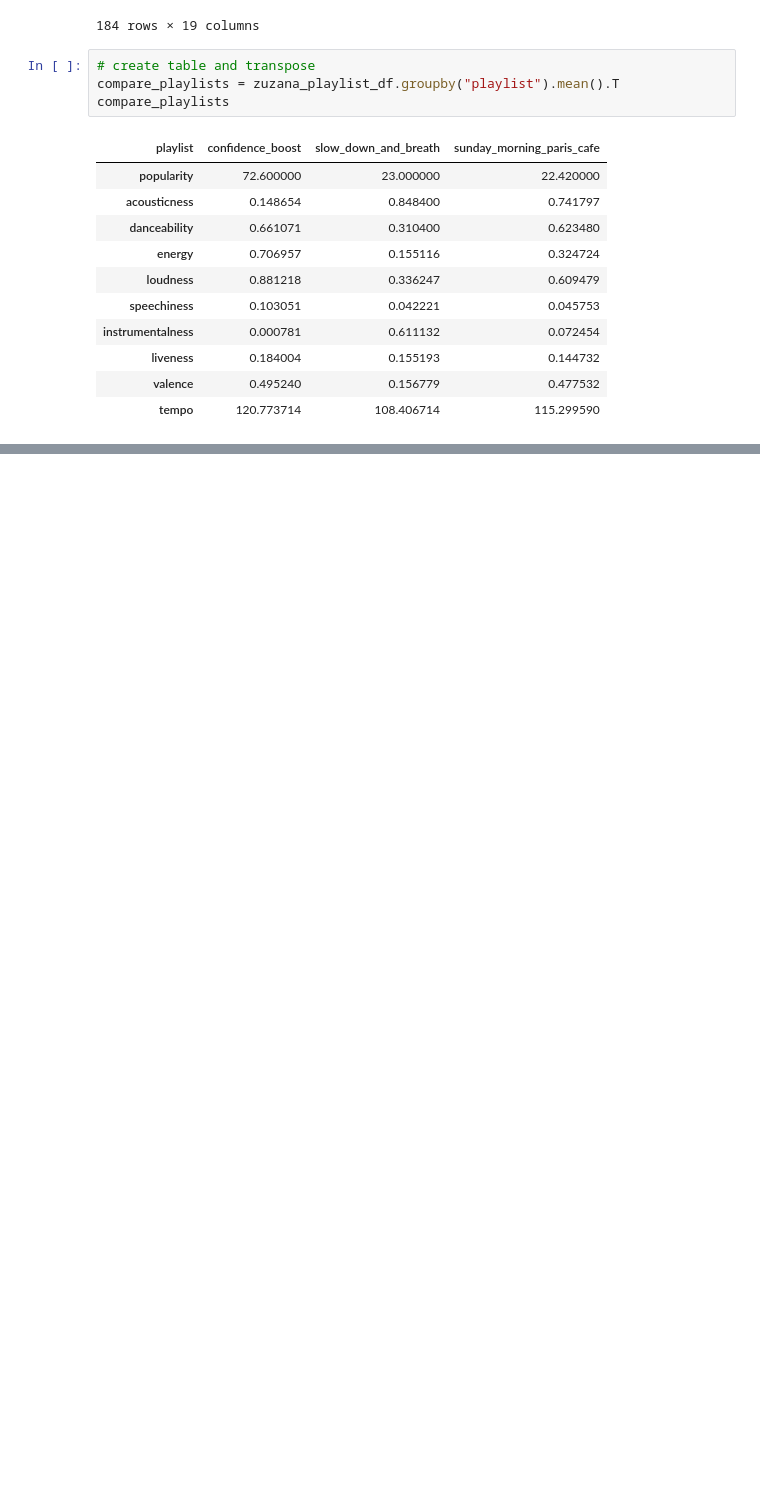
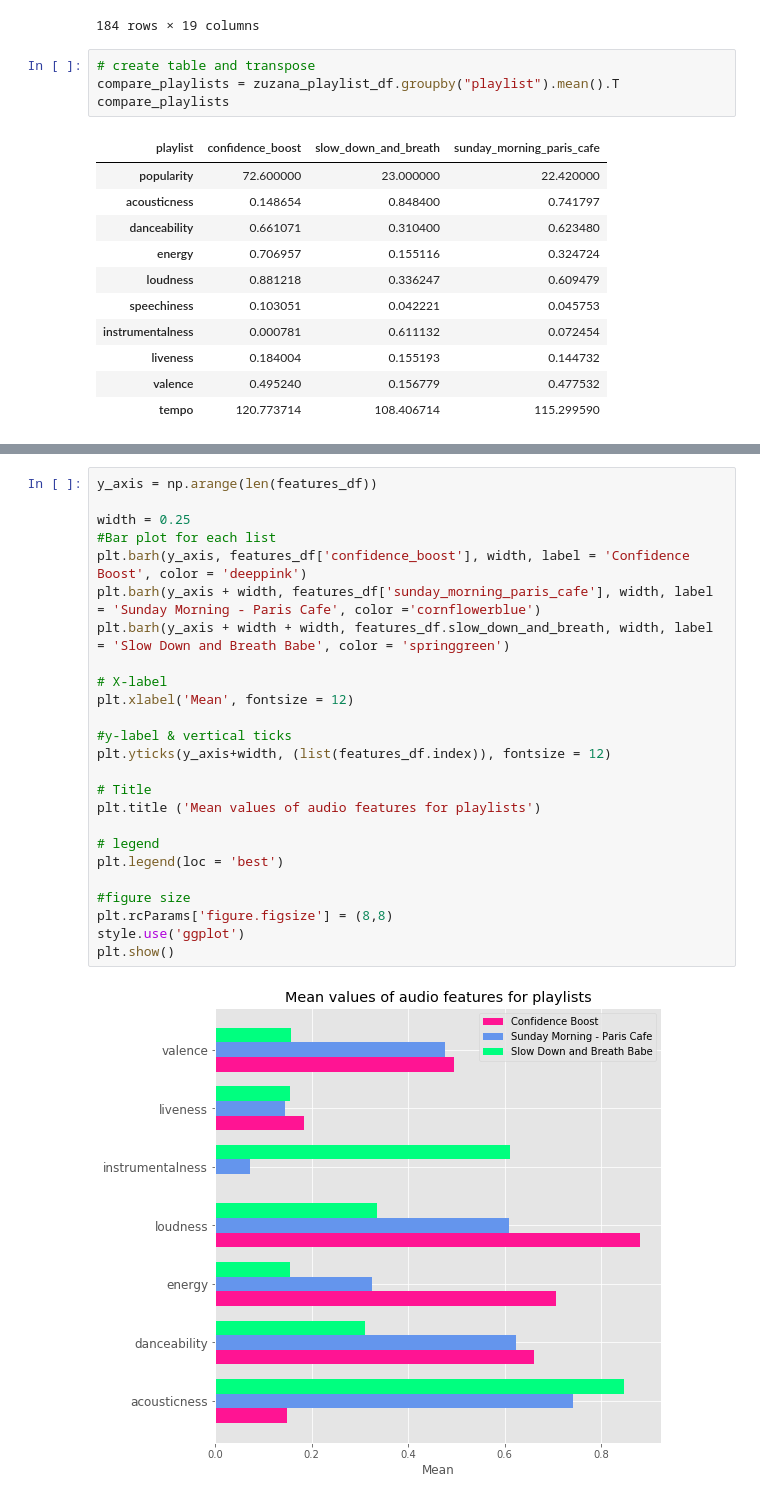
Before and after one commit to zsvorenova/Group_Three, a Jupyter notebook: zuzana_API_test.ipynb, the cells around one changed output, grey strips where cells are left out. Saved outputs shown, nothing was run; the diff lists cells and outputs as text; blank space fills up the shorter version.

```diff
--- a/zuzana_API_test.ipynb
+++ b/zuzana_API_test.ipynb
@@ -333,0 +305,27 @@ dtype: object
+# %%
+y_axis = np.arange(len(features_df))
+
+width = 0.25
+#Bar plot for each list
+plt.barh(y_axis, features_df['confidence_boost'], width, label = 'Confidence Boost', color = 'deeppink')
+plt.barh(y_axis + width, features_df['sunday_morning_paris_cafe'], width, label = 'Sunday Morning - Paris Cafe', color ='cornflowerblue')
+plt.barh(y_axis + width + width, features_df.slow_down_and_breath, width, label = 'Slow Down and Breath Babe', color = 'springgreen')
+
+# X-label
+plt.xlabel('Mean', fontsize = 12)
+
+#y-label & vertical ticks
+plt.yticks(y_axis+width, (list(features_df.index)), fontsize = 12)
+
+# Title
+plt.title ('Mean values of audio features for playlists')
+
+# legend
+plt.legend(loc = 'best')
+
+#figure size
+plt.rcParams['figure.figsize'] = (8,8)
+style.use('ggplot')
+plt.show()
+# %% [output]
+[figure, added]
```
Also changed, not shown: parts of 16 cells of this notebook.
